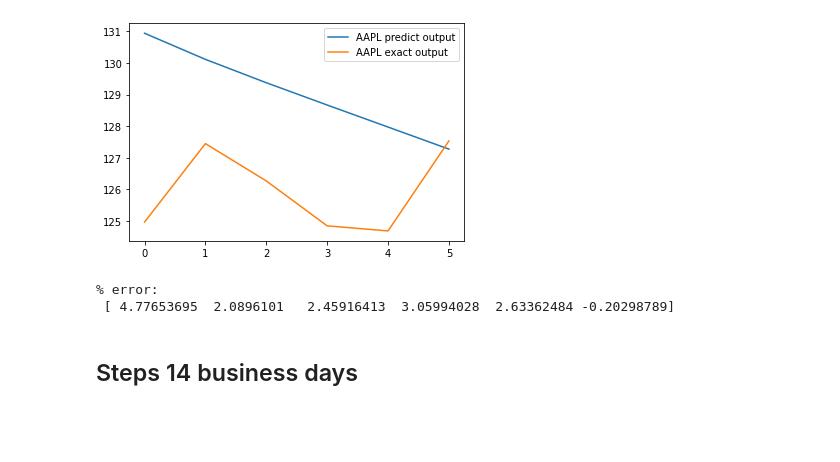
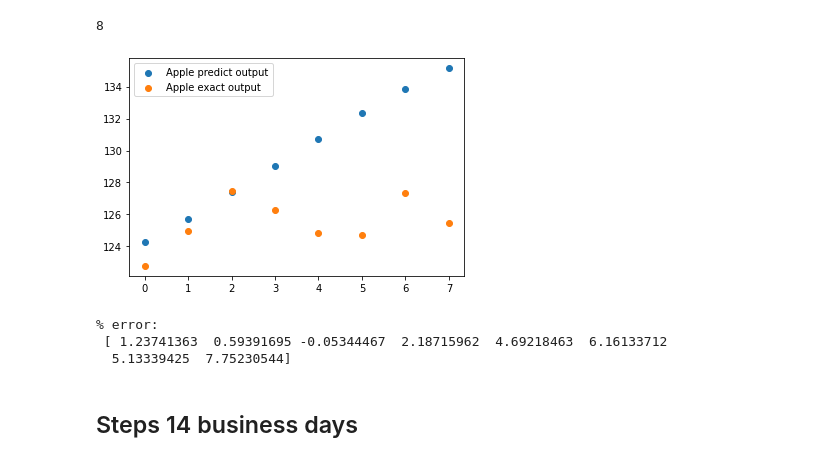
Before and after one commit to henrykhlai/LSTM-rescale-precidtion, a Jupyter notebook: LSTM_stock_prediction.ipynb, the cells around one changed output. Cells and saved outputs as stored; diff of their text form; code cells hidden in the pictures; blank space fills up the shorter version.

```diff
--- a/LSTM_stock_prediction.ipynb
+++ b/LSTM_stock_prediction.ipynb
@@ -46,7 +46,7 @@ df
 # %%
 data = df['AAPL'].values
 # %%
-timeseries_data = data[:-20]
+timeseries_data = data[:-5]
 # %%
 import numpy as np
 import matplotlib.pyplot as plt
@@ -130,10 +132,23 @@ def LSTM_predict(timeseries_data, n_steps, n_features=1, predict_steps=20):
+# %%
+data = df['AAPL'].values
 # %%
 # define input sequence
-timeseries_data = data[:-20]
+date_ahead = 7
+timeseries_data = data[:-date_ahead]
+test_data = data[-(date_ahead+1):]
 a = np.min(timeseries_data)
 b = np.max(timeseries_data)
-date_ahead = 5
+
 XX = rescale(timeseries_data,a,b)
-yy = LSTM_predict(XX, 25,1,date_ahead)
+yy = LSTM_predict(XX, 14, 1, date_ahead)
 predict_output = revertscale(yy,a,b)
+
+import matplotlib.pyplot as plt
+exact_output = test_data
+print(len(exact_output))
+plt.scatter(range(0,(date_ahead+1)),predict_output, label ='Apple predict output')
+plt.scatter(range(0,(date_ahead+1)), exact_output, label = 'Apple exact output')
+plt.legend()
+plt.show()
+print('% error:\n', (predict_output - exact_output)/exact_output * 100)
 # %% [output]
@@ -141,15 +161,18 @@ WARNING:tensorflow:Layer lstm will not use cuDNN kernel since it doesn't meet th
 # %%
 import matplotlib.pyplot as plt
-exact_output = timeseries_data = data[-date_ahead-1:]
-plt.plot(predict_output, label ='AAPL predict output')
-plt.plot(exact_output, label = 'AAPL exact output')
+exact_output = test_data
+print(len(exact_output))
+plt.scatter(range(0,(date_ahead+1)),predict_output, label ='Apple predict output')
+plt.scatter(range(0,(date_ahead+1)), exact_output, label = 'Apple exact output')
 plt.legend()
 plt.show()
 print('% error:\n', (predict_output - exact_output)/exact_output * 100)
 # %% [output]
+8
-[figure, old version]
+[figure, new version]
-% error:
- [ 4.77653695  2.0896101   2.45916413  3.05994028  2.63362484 -0.20298789]
+% error:
+ [ 1.23741363  0.59391695 -0.05344467  2.18715962  4.69218463  6.16133712
+  5.13339425  7.75230544]
 # %% [markdown]
 ## Steps 14 business days
 # %%
```
Also changed, not shown: parts of 16 cells of this notebook.
